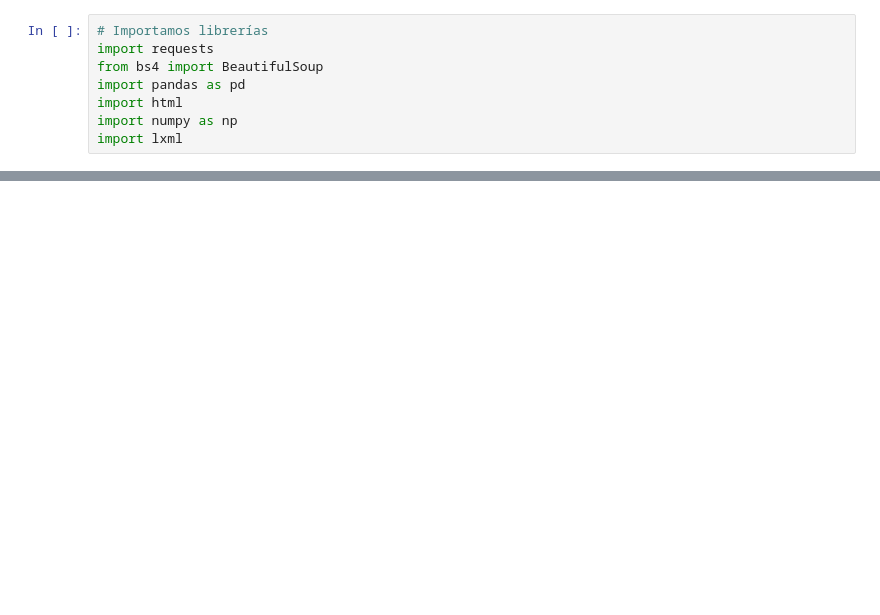
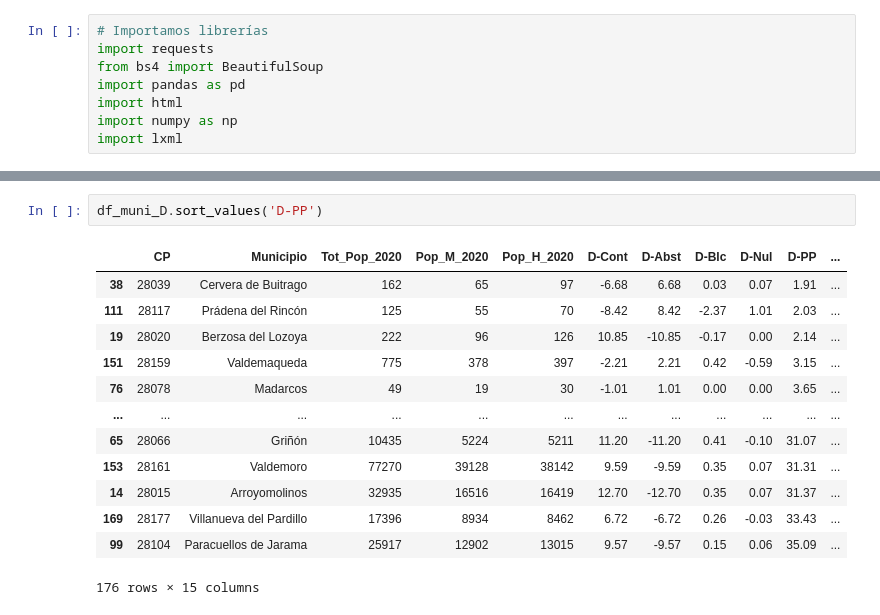
Before and after one commit to MikeBarkerSpain/TareasTheBridge, a Jupyter notebook: Entregables/09_Proyecto Análisis/Entregable/test_create_df.ipynb, the cells around one changed output, grey strips where cells are left out. Drawn from its saved outputs; the diff is of its cells as text; blank space fills up the shorter version.

```diff
--- a/Entregables/09_Proyecto Análisis/Entregable/test_create_df.ipynb
+++ b/Entregables/09_Proyecto Análisis/Entregable/test_create_df.ipynb
@@ -244,0 +304,16 @@ ValueError: You are trying to merge on int64 and object columns. If you wish to
+# %%
+df_muni_D.sort_values('D-PP')
+# %% [output]
+|  | CP | Municipio | Tot_Pop_2020 | Pop_M_2020 | Pop_H_2020 | D-Cont | D-Abst | D-Blc | D-Nul | D-PP | ... |
+| 38 | 28039 | Cervera de Buitrago | 162 | 65 | 97 | -6.68 | 6.68 | 0.03 | 0.07 | 1.91 | ... |
+| 111 | 28117 | Prádena del Rincón | 125 | 55 | 70 | -8.42 | 8.42 | -2.37 | 1.01 | 2.03 | ... |
+| 19 | 28020 | Berzosa del Lozoya | 222 | 96 | 126 | 10.85 | -10.85 | -0.17 | 0.00 | 2.14 | ... |
+| 151 | 28159 | Valdemaqueda | 775 | 378 | 397 | -2.21 | 2.21 | 0.42 | -0.59 | 3.15 | ... |
+| 76 | 28078 | Madarcos | 49 | 19 | 30 | -1.01 | 1.01 | 0.00 | 0.00 | 3.65 | ... |
+| ... | ... | ... | ... | ... | ... | ... | ... | ... | ... | ... | ... |
+| 65 | 28066 | Griñón | 10435 | 5224 | 5211 | 11.20 | -11.20 | 0.41 | -0.10 | 31.07 | ... |
+| 153 | 28161 | Valdemoro | 77270 | 39128 | 38142 | 9.59 | -9.59 | 0.35 | 0.07 | 31.31 | ... |
+| 14 | 28015 | Arroyomolinos | 32935 | 16516 | 16419 | 12.70 | -12.70 | 0.35 | 0.07 | 31.37 | ... |
+| 169 | 28177 | Villanueva del Pardillo | 17396 | 8934 | 8462 | 6.72 | -6.72 | 0.26 | -0.03 | 33.43 | ... |
+| 99 | 28104 | Paracuellos de Jarama | 25917 | 12902 | 13015 | 9.57 | -9.57 | 0.15 | 0.06 | 35.09 | ... |
+176 rows × 15 columns
```
Also changed, not shown: parts of 7 cells of this notebook, 11 other files.
